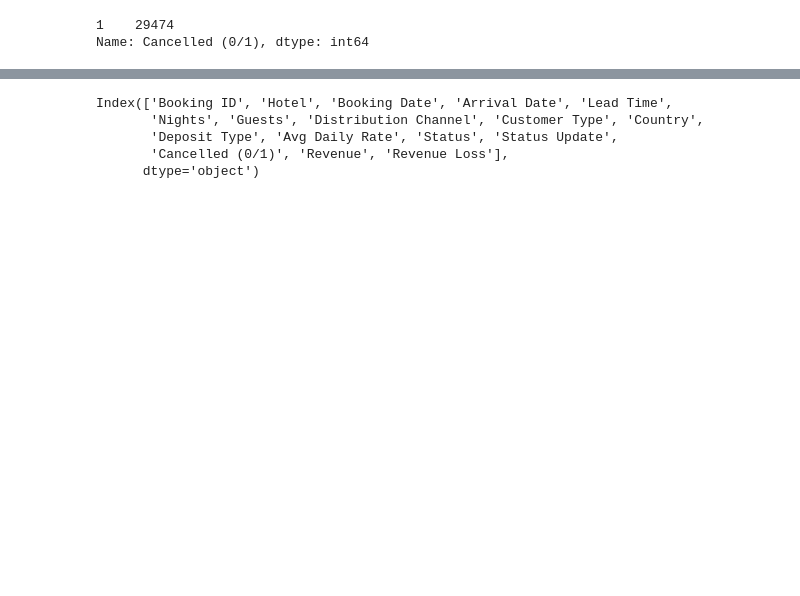
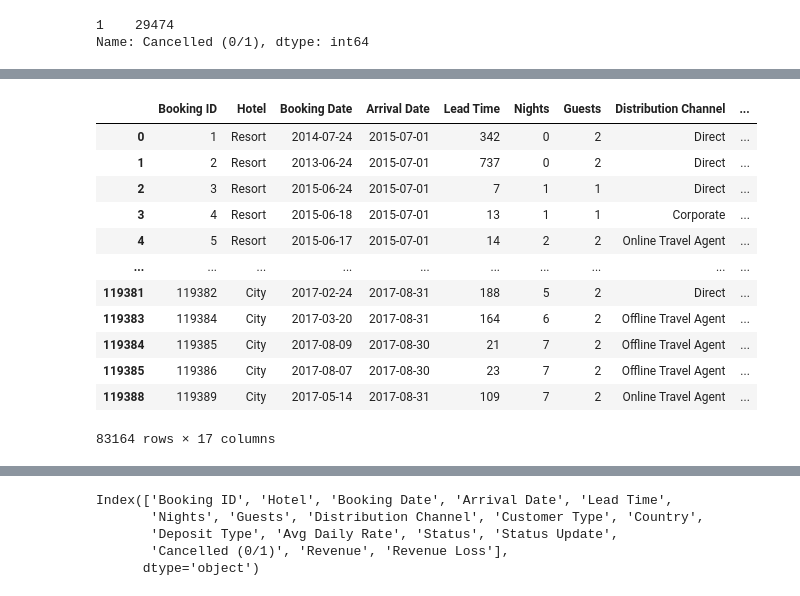
Before and after one commit to RheedWhan/SHG-analysis., a Jupyter notebook: Splendor_Hotel.ipynb, the cells around one changed output, grey strips where cells are left out. Drawn from its saved outputs; the diff is of its cells as text; code cells hidden in the pictures; blank space fills up the shorter version.

```diff
--- a/Splendor_Hotel.ipynb
+++ b/Splendor_Hotel.ipynb
@@ -270,0 +310,35 @@ Name: Cancelled (0/1), dtype: int64
+# %%
+# Define the columns of interest
+columns_of_interest = ['Avg Daily Rate', 'Revenue', 'Revenue Loss']
+
+# Calculate the IQR
+Q1 = df[columns_of_interest].quantile(0.25)
+Q3 = df[columns_of_interest].quantile(0.75)
+IQR = Q3 - Q1
+
+# Define lower and upper bounds
+lower_bound = Q1 - 1.5 * IQR
+upper_bound = Q3 + 1.5 * IQR
+
+# Create a conditional mask for filtering
+mask = ((df[columns_of_interest] >= lower_bound) & (df[columns_of_interest] <= upper_bound)).all(axis=1)
+
+# Apply the mask to the DataFrame
+df_filtered = df[mask]
+
+# Display the filtered DataFrame
+display(df_filtered)
+# %% [output]
+|  | Booking ID | Hotel | Booking Date | Arrival Date | Lead Time | Nights | Guests | Distribution Channel | ... |
+| 0 | 1 | Resort | 2014-07-24 | 2015-07-01 | 342 | 0 | 2 | Direct | ... |
+| 1 | 2 | Resort | 2013-06-24 | 2015-07-01 | 737 | 0 | 2 | Direct | ... |
+| 2 | 3 | Resort | 2015-06-24 | 2015-07-01 | 7 | 1 | 1 | Direct | ... |
+| 3 | 4 | Resort | 2015-06-18 | 2015-07-01 | 13 | 1 | 1 | Corporate | ... |
+| 4 | 5 | Resort | 2015-06-17 | 2015-07-01 | 14 | 2 | 2 | Online Travel Agent | ... |
+| ... | ... | ... | ... | ... | ... | ... | ... | ... | ... |
+| 119381 | 119382 | City | 2017-02-24 | 2017-08-31 | 188 | 5 | 2 | Direct | ... |
+| 119383 | 119384 | City | 2017-03-20 | 2017-08-31 | 164 | 6 | 2 | Offline Travel Agent | ... |
+| 119384 | 119385 | City | 2017-08-09 | 2017-08-30 | 21 | 7 | 2 | Offline Travel Agent | ... |
+| 119385 | 119386 | City | 2017-08-07 | 2017-08-30 | 23 | 7 | 2 | Offline Travel Agent | ... |
+| 119388 | 119389 | City | 2017-05-14 | 2017-08-31 | 109 | 7 | 2 | Online Travel Agent | ... |
+83164 rows × 17 columns
```
Also changed, not shown: parts of 18 cells of this notebook.
